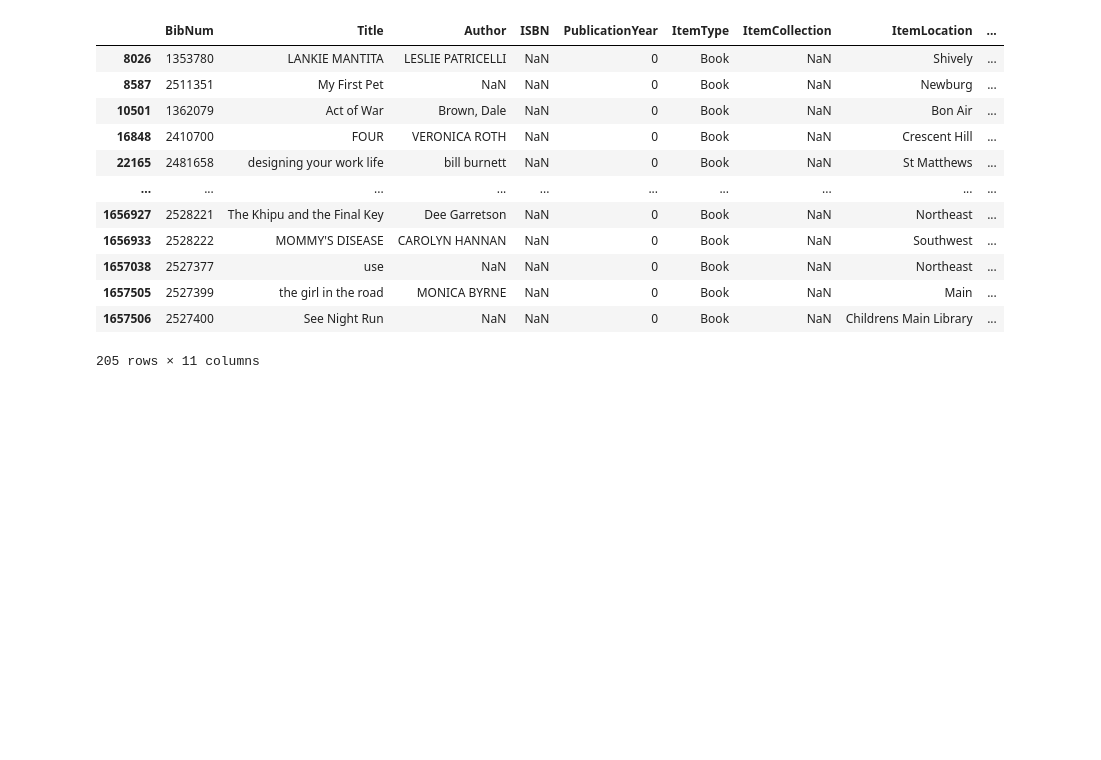
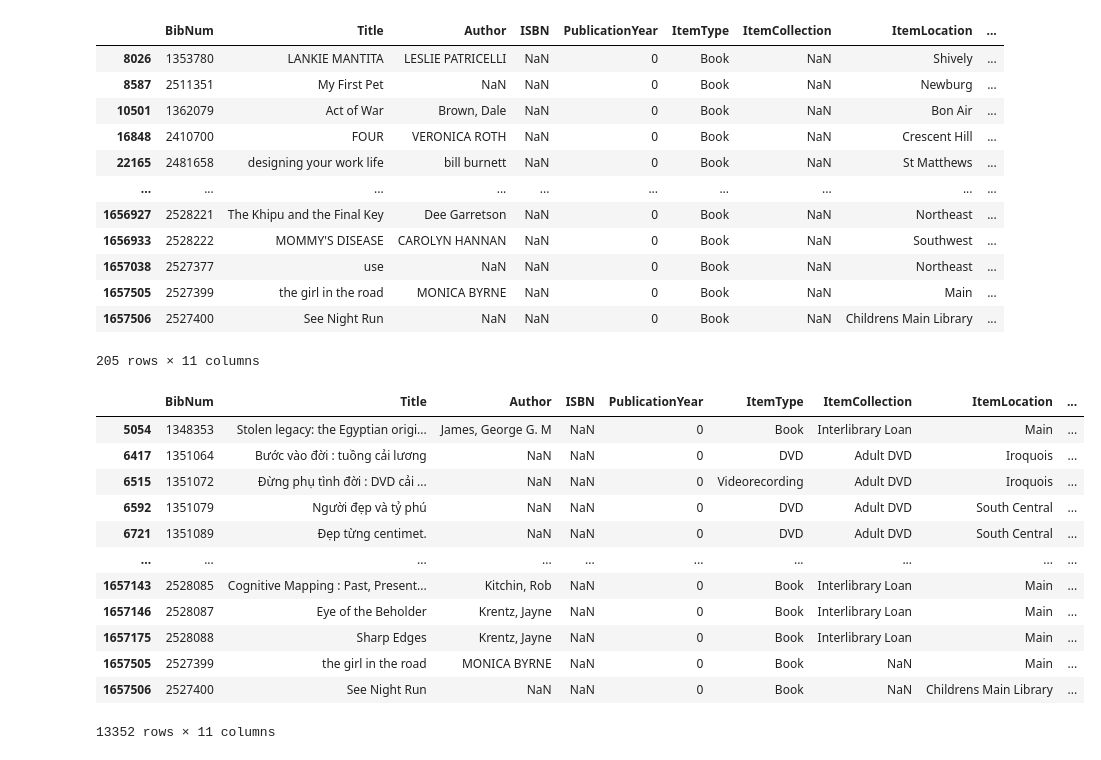
Before and after one commit to btl930/louisville_library_inventory_analysis, a Jupyter notebook: louisville_library_inventory_analysis.ipynb, the cells around one changed output. Drawn from its saved outputs; the diff is of its cells as text; code cells hidden in the pictures; blank space fills up the shorter version.

Commit message:
Zero for Publication Year and Item Price

```diff
--- a/louisville_library_inventory_analysis.ipynb
+++ b/louisville_library_inventory_analysis.ipynb
@@ -99,3 +99,20 @@ df.loc[df['ItemCollection'].isna()]
 | 1657505 | 2527399 | the girl in the road | MONICA BYRNE | NaN | 0 | Book | NaN | Main | ... |
 | 1657506 | 2527400 | See Night Run | NaN | NaN | 0 | Book | NaN | Childrens Main Library | ... |
 205 rows × 11 columns
+# %%
+zeros_in_pub_yr = df[df['PublicationYear'] == 0]
+zeros_in_pub_yr
+# %% [output]
+|  | BibNum | Title | Author | ISBN | PublicationYear | ItemType | ItemCollection | ItemLocation | ... |
+| 5054 | 1348353 | Stolen legacy: the Egyptian origi... | James, George G. M | NaN | 0 | Book | Interlibrary Loan | Main | ... |
+| 6417 | 1351064 | Bước vào đời : tuồng cải lương | NaN | NaN | 0 | DVD | Adult DVD | Iroquois | ... |
+| 6515 | 1351072 | Đừng phụ tình đời : DVD cải ... | NaN | NaN | 0 | Videorecording | Adult DVD | Iroquois | ... |
+| 6592 | 1351079 | Người đẹp và tỷ phú | NaN | NaN | 0 | DVD | Adult DVD | South Central | ... |
+| 6721 | 1351089 | Đẹp từng centimet. | NaN | NaN | 0 | DVD | Adult DVD | South Central | ... |
+| ... | ... | ... | ... | ... | ... | ... | ... | ... | ... |
+| 1657143 | 2528085 | Cognitive Mapping : Past, Present... | Kitchin, Rob | NaN | 0 | Book | Interlibrary Loan | Main | ... |
+| 1657146 | 2528087 | Eye of the Beholder | Krentz, Jayne | NaN | 0 | Book | Interlibrary Loan | Main | ... |
+| 1657175 | 2528088 | Sharp Edges | Krentz, Jayne | NaN | 0 | Book | Interlibrary Loan | Main | ... |
+| 1657505 | 2527399 | the girl in the road | MONICA BYRNE | NaN | 0 | Book | NaN | Main | ... |
+| 1657506 | 2527400 | See Night Run | NaN | NaN | 0 | Book | NaN | Childrens Main Library | ... |
+13352 rows × 11 columns
```
Also changed, not shown: parts of 1 cell of this notebook.
